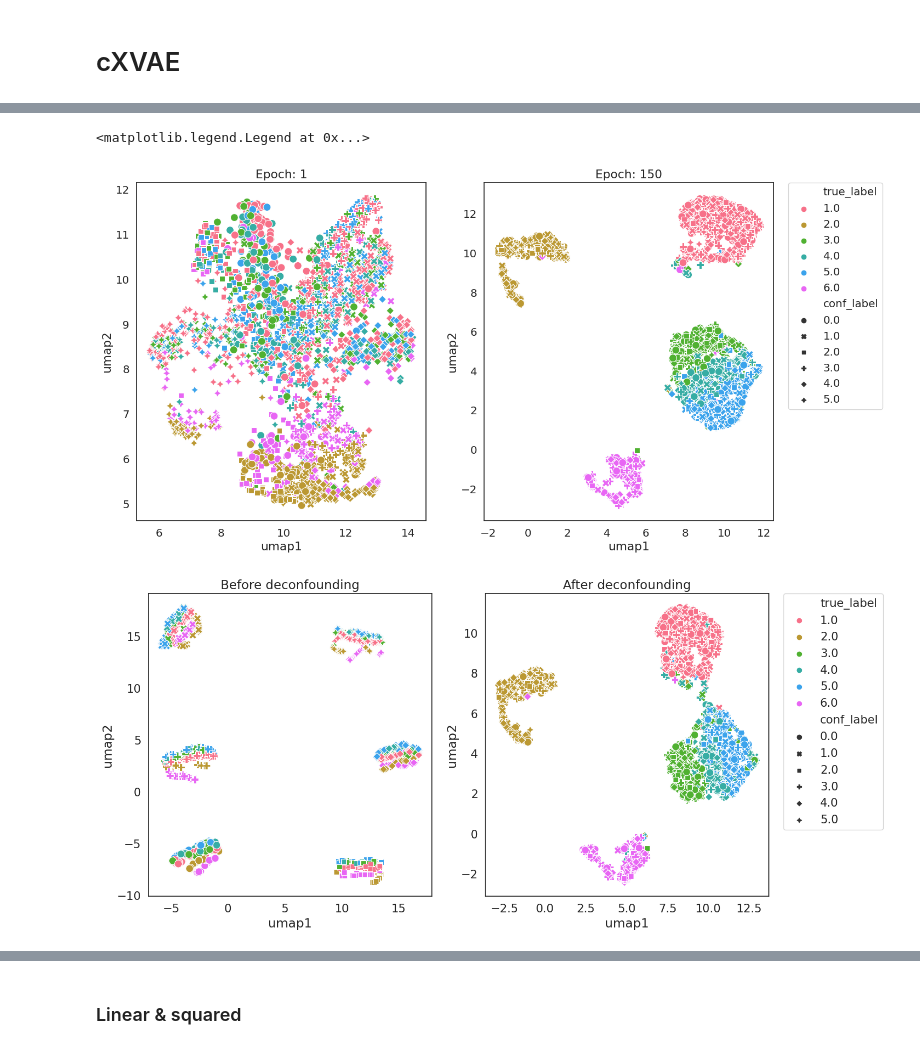
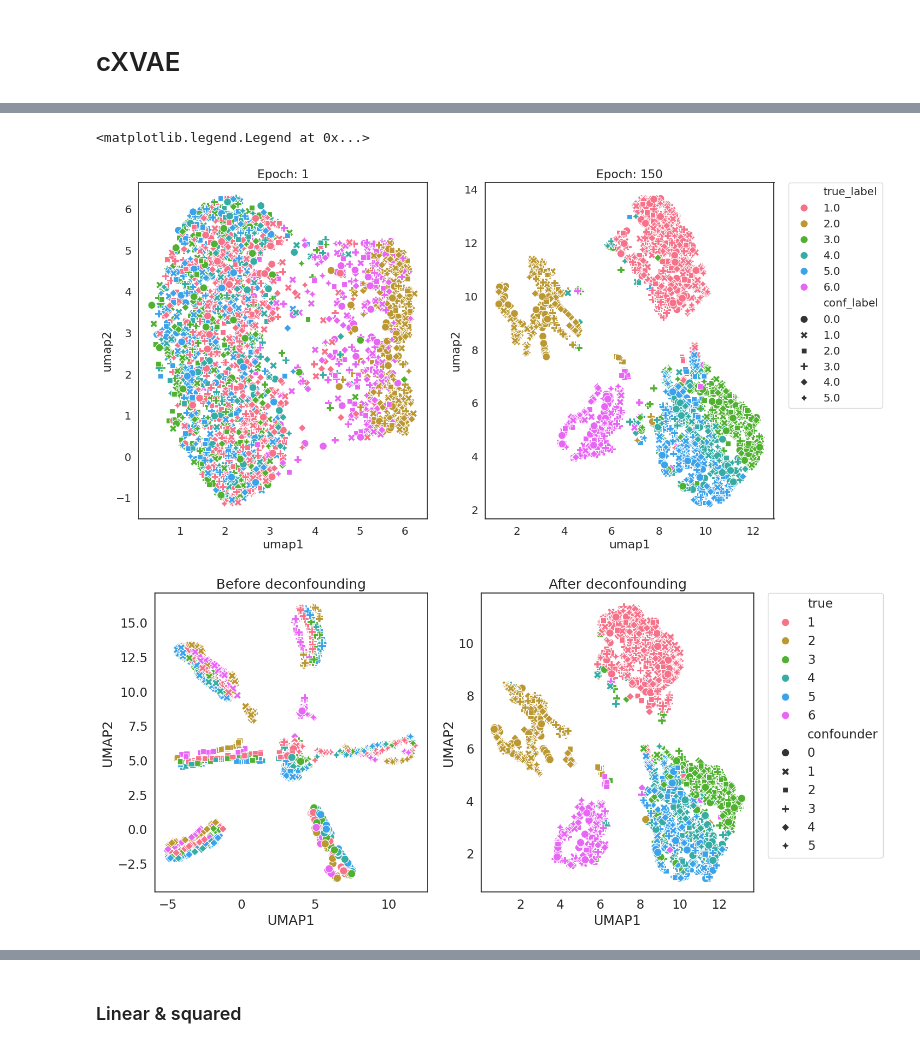
Before and after one commit to ZuqiLi/Multi-Omics-Deconfounding-VAE, a Jupyter notebook: figure_publication.ipynb, the cells around one changed output, grey strips where cells are left out. Drawn from its saved outputs; the diff is of its cells as text; code cells hidden in the pictures.

Commit message:
updated plotting

```diff
--- a/figure_publication.ipynb
+++ b/figure_publication.ipynb
@@ -143,13 +149,2 @@ plot_original_umap_latSpace(X1_orig, Y_orig, cmap_true=cmap_deconf, modelname= "
 # %% [markdown]
 # cXVAE
-# %%
-modelname = "confounded_categ/cXVAE/cXVAE_inputEmbed"
-
-epoch = 1
-ckpt_path = f"{os.getcwd()}/lightning_logs/{modelname}/epoch{epoch}/checkpoints"
-ckpt_file = f"{ckpt_path}/{os.listdir(ckpt_path)[0]}"
-model = cXVAE_inputEmbed.load_from_checkpoint(ckpt_file)
-z = model.generate_embedding(X1_categ, X2_categ, conf_categ).detach().numpy()
-embedding = do_umap(z)
-
-plot_deconfounded_umap_latSpace(z, Y_categ, conf_labels_categ, modelname=f"{modelname}")
@@ -159,11 +150,0 @@ plot_deconfounded_umap_latSpace(z, Y_categ, conf_labels_categ, modelname=f"{mode
-# %%
-modelname = "confounded_categ/cXVAE/cXVAE_inputEmbed"
-
-epoch = 150
-ckpt_path = f"{os.getcwd()}/lightning_logs/{modelname}/epoch{epoch}/checkpoints"
-ckpt_file = f"{ckpt_path}/{os.listdir(ckpt_path)[0]}"
-model = cXVAE_inputEmbed.load_from_checkpoint(ckpt_file)
-z = model.generate_embedding(X1_categ, X2_categ, conf_categ).detach().numpy()
-embedding = do_umap(z)
-
-plot_deconfounded_umap_latSpace(z, Y_categ, conf_labels_categ, modelname=f"{modelname}")
@@ -173,59 +153,65 @@ plot_deconfounded_umap_latSpace(z, Y_categ, conf_labels_categ, modelname=f"{mode
 # %%
 sns.set_theme(style="white", font_scale=1.3)
 fig, (ax1,ax2) = plt.subplots(1,2, figsize=(15,8))
-modelname = "confounded_categ/cXVAE/cXVAE_inputEmbed"
+
+
+modelname = f"confounded_categ2/cXVAE/cXVAE_inputEmbed"
 cmap = sns.color_palette("husl", 6)
 
 for epoch, ax in zip([1,150], [ax1, ax2]):
 
-    ckpt_path = f"{os.getcwd()}/lightning_logs/{modelname}/epoch{epoch}/checkpoints"
+    ckpt_path = f"{PATH_model}/lightning_logs/{modelname}/epoch{epoch}/checkpoints"
     ckpt_file = f"{ckpt_path}/{os.listdir(ckpt_path)[0]}"
-    model = cXVAE_inputEmbed.load_from_checkpoint(ckpt_file)
-    z = model.generate_embedding(X1_categ, X2_categ, conf_categ).detach().numpy()
+    model = cXVAE_inputEmbed.load_from_checkpoint(ckpt_file, map_location=torch.device('cpu'))
+    z = model.generate_embedding(X1_categ2, X2_categ2, conf_categ2).detach().numpy()
     embedding = do_umap(z)
 
-    df = pd.concat([pd.DataFrame(embedding), pd.DataFrame(Y_categ), pd.DataFrame(conf_labels_categ)], axis=1)
+    df = pd.concat([pd.DataFrame(embedding), pd.DataFrame(Y_categ2), pd.DataFrame(conf_labels_categ2)], axis=1)
     df.columns = ["umap1", "umap2", "true_label", "conf_label"]
     df
 
     if epoch < 2:
         sns.scatterplot(data=df, x="umap1", y="umap2", hue="true_label", style="conf_label", s=100, ax=ax, palette=cmap, legend=False)
     else:
         sns.scatterplot(data=df, x="umap1", y="umap2", hue="true_label", style="conf_label", s=100, ax=ax, palette=cmap)
     ax.set_title(f"Epoch: {epoch}")
 plt.legend(bbox_to_anchor=(1.05, 1), loc=2, borderaxespad=0.)
 # %% [output]
 <matplotlib.legend.Legend at 0x...>
-[figure, old version]
+[figure, new version]
 # %%
-sns.set_theme(style="white", font_scale=1.4)
+sns.set_theme(style="white", font_scale=1.5)
 fig, (ax1,ax2) = plt.subplots(1,2, figsize=(15,7))
-modelname = "confounded_categ/cXVAE/cXVAE_inputEmbed"
+
+
+modelname = f"confounded_categ2/cXVAE/cXVAE_inputEmbed"
 cmap = sns.color_palette("husl", 6)
 
 ### Confounded data
-embedding_conf = do_umap(X1_categ)
-df_conf = pd.concat([pd.DataFrame(embedding_conf), pd.DataFrame(Y_categ), pd.DataFrame(conf_labels_categ)], axis=1)
-df_conf.columns = ["umap1", "umap2", "true_label", "conf_label"]
-sns.scatterplot(data=df_conf, x="umap1", y="umap2", hue="true_label", style="conf_label", s=100, ax=ax1, palette=cmap, legend=False)
+embedding_conf = do_umap(X1_categ2)
+df_conf = pd.concat([pd.DataFrame(embedding_conf), pd.DataFrame(Y_categ2), pd.DataFrame(conf_labels_categ2)], axis=1)
+df_conf.columns = ["UMAP1", "UMAP2", "true_label", "conf_label"]
+sns.scatterplot(data=df_conf, x="UMAP1", y="UMAP2", hue="true_label", style="conf_label", s=110, ax=ax1, palette=cmap, legend=False)
 ax1.set_title(f"Before deconfounding")
 
 ### Deconfounded - after epoch 150
 epoch=150
-ckpt_path = f"{os.getcwd()}/lightning_logs/{modelname}/epoch{epoch}/checkpoints"
+ckpt_path = f"{PATH_model}/lightning_logs/{modelname}/epoch{epoch}/checkpoints"
 ckpt_file = f"{ckpt_path}/{os.listdir(ckpt_path)[0]}"
-model = cXVAE_inputEmbed.load_from_checkpoint(ckpt_file)
-z = model.generate_embedding(X1_categ, X2_categ, conf_categ).detach().numpy()
+model = cXVAE_inputEmbed.load_from_checkpoint(ckpt_file, map_location=torch.device('cpu'))
+z = model.generate_embedding(X1_categ2, X2_categ2, conf_categ2).detach().numpy()
 embedding = do_umap(z)
-df = pd.concat([pd.DataFrame(embedding), pd.DataFrame(Y_categ), pd.DataFrame(conf_labels_categ)], axis=1)
-df.columns = ["umap1", "umap2", "true_label", "conf_label"]
+df = pd.concat([pd.DataFrame(embedding), pd.DataFrame(Y_categ2), pd.DataFrame(conf_labels_categ2)], axis=1)
+df.columns = ["UMAP1", "UMAP2", "true", "confounder"]
+df["true"] = df["true"].astype("int64")
+df["confounder"] = df["confounder"].astype("int64")
 
-sns.scatterplot(data=df, x="umap1", y="umap2", hue="true_label", style="conf_label", s=100, ax=ax2, palette=cmap)
+sns.scatterplot(data=df, x="UMAP1", y="UMAP2", hue="true", style="confounder", s=110, ax=ax2, palette=cmap)
 #ax2.set_title(f"Epoch: {epoch}")
 ax2.set_title(f"After deconfounding")
 plt.legend(bbox_to_anchor=(1.05, 1), loc=2, borderaxespad=0.)
 
 plt.tight_layout()
-plt.savefig("/home/sonja/PROJECTS/multiview_deconf_VAE/Multi-view-Deconfounding-VAE/figures/cXVAE_categ.png", dpi=300)
+plt.savefig(f"{os.getcwd()}/figures/cXVAE_categ2.png", dpi=300)
 # %% [output]
-[figure, old version]
+[figure, new version]
```
Also changed, not shown: parts of 15 cells of this notebook, 2 other files.
